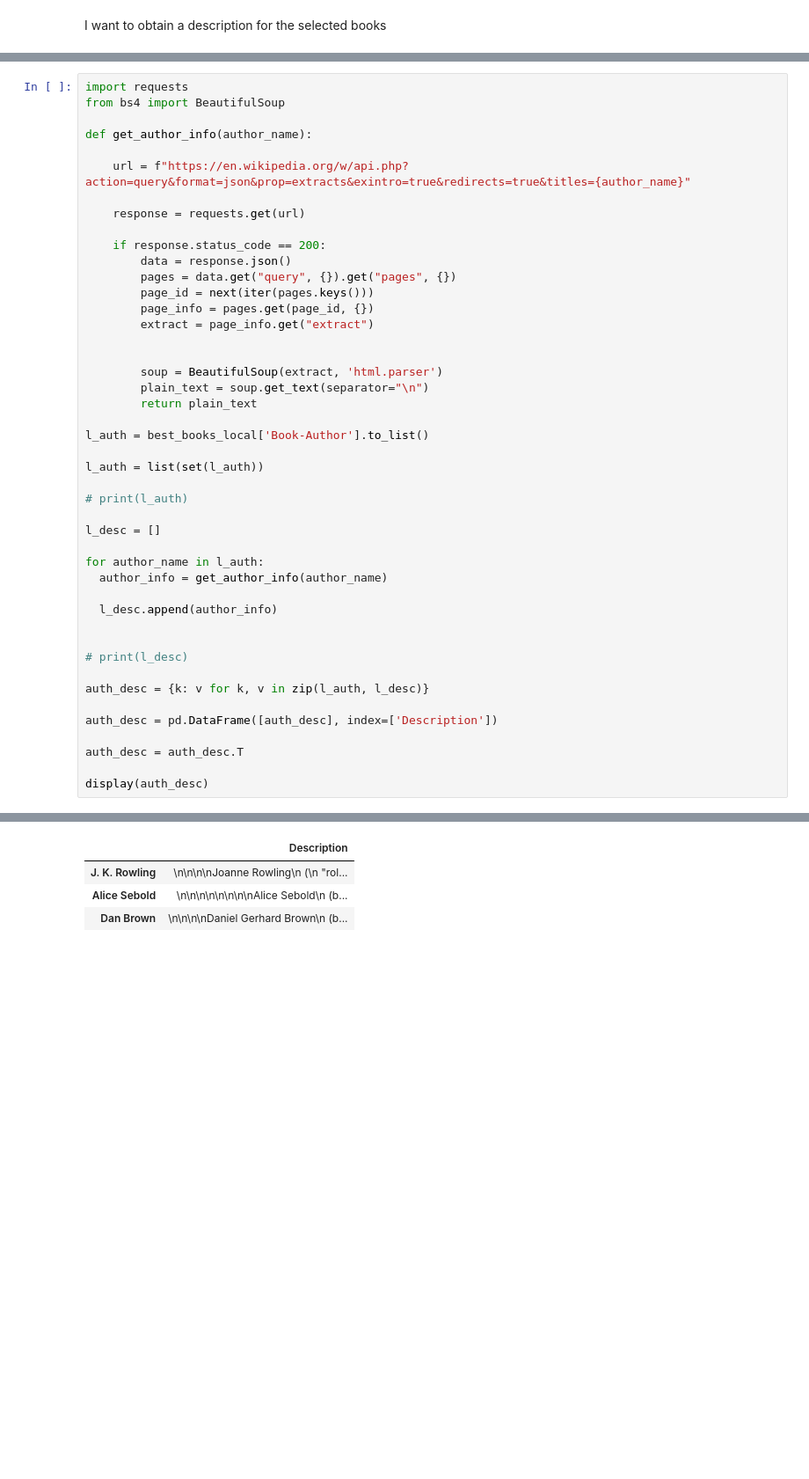
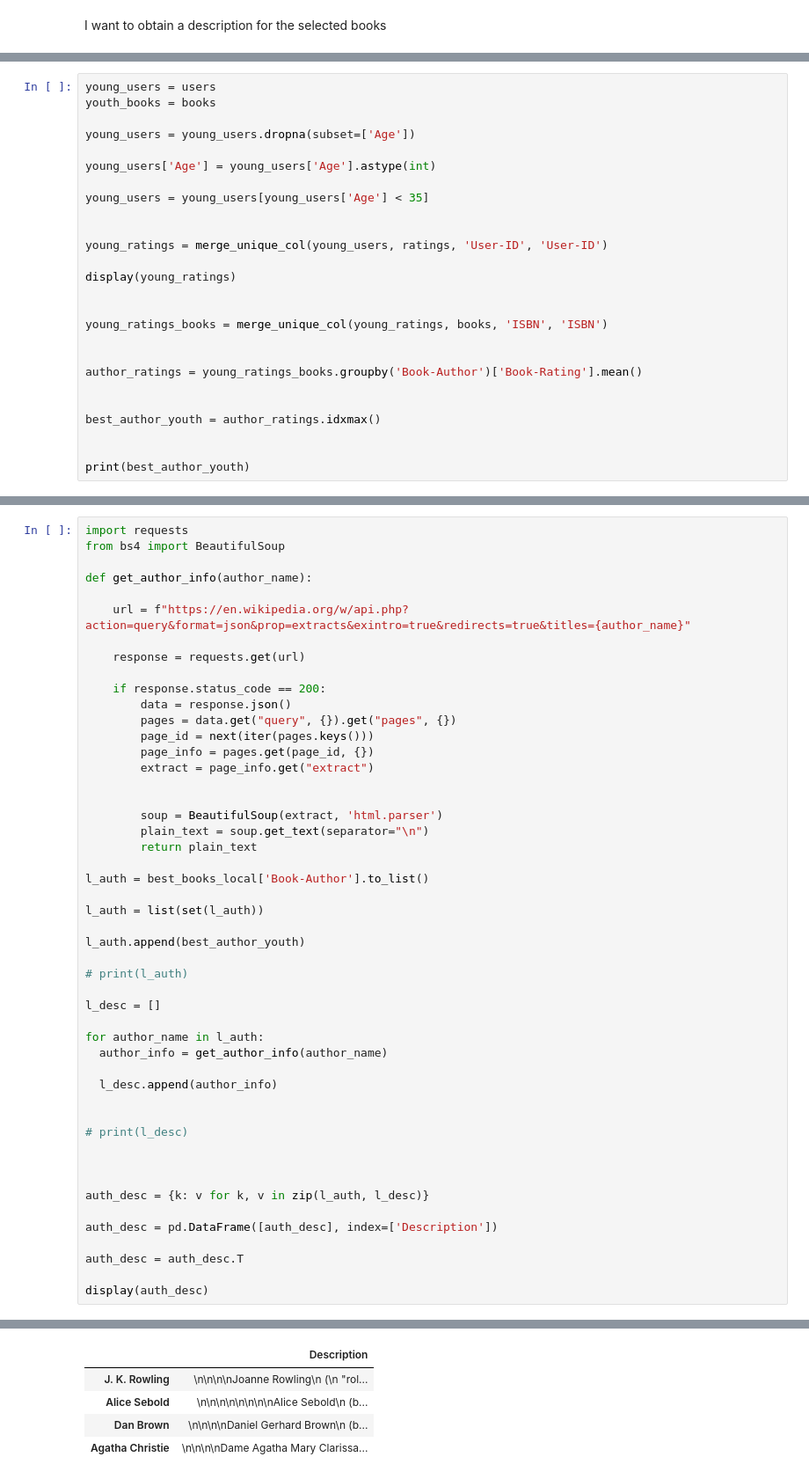
Before and after one commit to CalinZavoi/Book_Store, a Jupyter notebook: Zavoi_Calin_project.ipynb, the cells around one changed output, grey strips where cells are left out. Shown at 88% size. Cells and saved outputs as stored; diff of their text form; blank space fills up the shorter version.

Commit message:
Obtain the fourth author

```diff
--- a/Zavoi_Calin_project.ipynb
+++ b/Zavoi_Calin_project.ipynb
@@ -437,0 +440,26 @@ Name: volumeInfo.description, dtype: object
+# %%
+young_users = users
+youth_books = books
+
+young_users = young_users.dropna(subset=['Age'])
+
+young_users['Age'] = young_users['Age'].astype(int)
+
+young_users = young_users[young_users['Age'] < 35]
+
+
+young_ratings = merge_unique_col(young_users, ratings, 'User-ID', 'User-ID')
+
+display(young_ratings)
+
+
+young_ratings_books = merge_unique_col(young_ratings, books, 'ISBN', 'ISBN')
+
+
+author_ratings = young_ratings_books.groupby('Book-Author')['Book-Rating'].mean()
+
+
+best_author_youth = author_ratings.idxmax()
+
+
+print(best_author_youth)
@@ -461,6 +510,8 @@ l_auth = best_books_local['Book-Author'].to_list()
 
 l_auth = list(set(l_auth))
 
+l_auth.append(best_author_youth)
+
 # print(l_auth)
 
 l_desc = []
@@ -473,6 +524,8 @@ for author_name in l_auth:
 
 # print(l_desc)
 
+
+
 auth_desc = {k: v for k, v in zip(l_auth, l_desc)}
 
 auth_desc = pd.DataFrame([auth_desc], index=['Description'])
@@ -485,4 +537,5 @@ display(auth_desc)
 |  | Description |
 | J. K. Rowling | \n\n\n\nJoanne Rowling\n (\n "rol... |
 | Alice Sebold | \n\n\n\n\n\n\n\nAlice Sebold\n (b... |
 | Dan Brown | \n\n\n\nDaniel Gerhard Brown\n (b... |
+| Agatha Christie | \n\n\n\nDame Agatha Mary Clarissa... |
```
Also changed, not shown: parts of 3 cells of this notebook.
